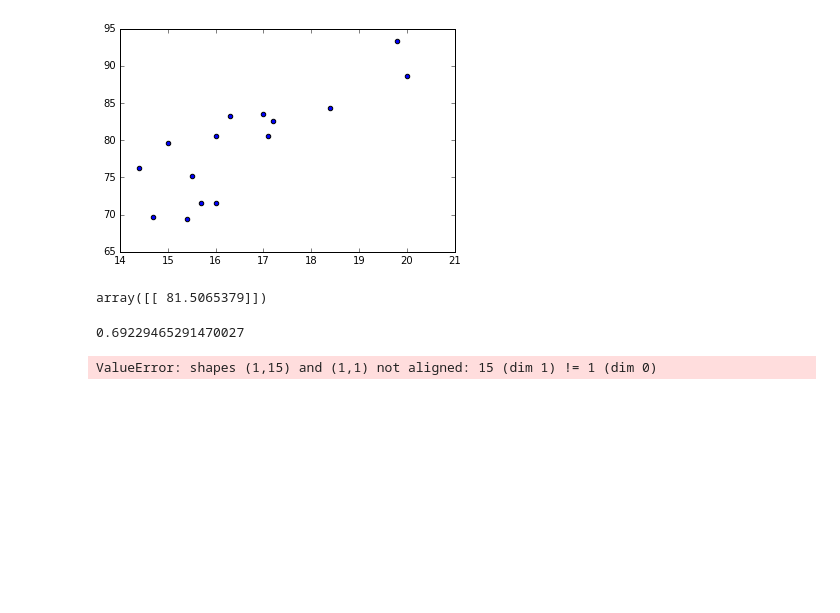
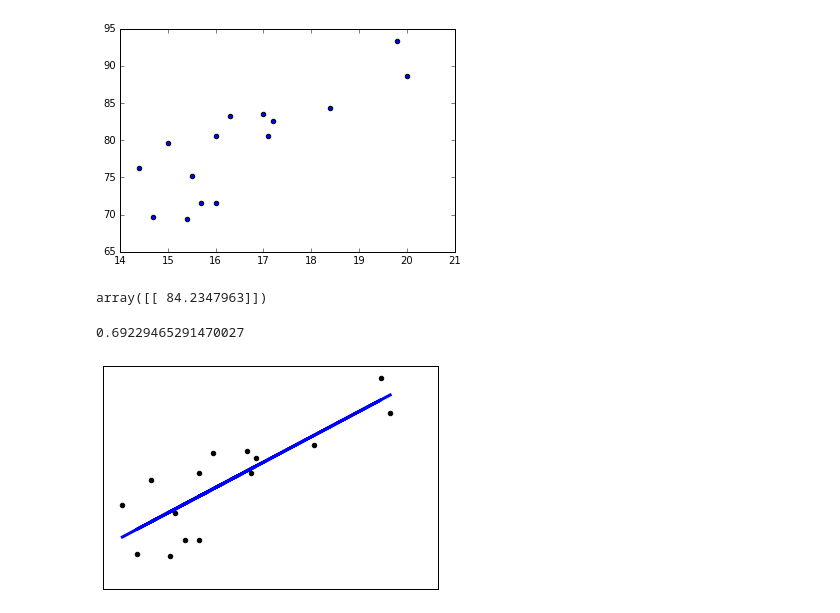
Before and after one commit to TRIYGH/linear-regression, a Jupyter notebook: simple-linear-regression.ipynb, the cells around one changed output. Cells and saved outputs as stored; diff of their text form; code cells hidden in the pictures; blank space fills up the shorter version.

```diff
--- a/simple-linear-regression.ipynb
+++ b/simple-linear-regression.ipynb
@@ -42,9 +44,9 @@ plt.scatter(x,y)
 <matplotlib.collections.PathCollection at 0x...>
 [figure]
 # %%
-x_prediction = [[17.2]]
+x_prediction = [[18.0]]
 y_prediction = regr.predict(x_prediction)
 y_prediction
 # %% [output]
-array([[ 81.5065379]])
+array([[ 84.2347963]])
 # %%
@@ -53,12 +55,3 @@ array([[ 81.5065379]])
 regr.score(x,y)
 # %% [output]
 0.69229465291470027
-# %%
-y_prediction = []
-x=[14,15,16,17,18,19,20,21,22,23,24,25,26,27,28]
-for each in x:
-    ddd = regr.predict(x)
-    y_prediction.append(ddd)
-print(x,y_prediction)
-# %% [output]
-ValueError: shapes (1,15) and (1,1) not aligned: 15 (dim 1) != 1 (dim 0)
@@ -65,8 +60,8 @@ ValueError: shapes (1,15) and (1,1) not aligned: 15 (dim 1) != 1 (dim 0)
 # %%
 plt.scatter(x, y,  color='black')
-plt.plot(x, y_prediction, color='blue', linewidth=3)
-
+plt.plot(x, regr.predict(x), color='blue', linewidth=3)
 plt.xticks(())
 plt.yticks(())
-
 plt.show()
+# %% [output]
+[figure, added]
```
Also changed, not shown: parts of 28 cells of this notebook, 3 other files.
